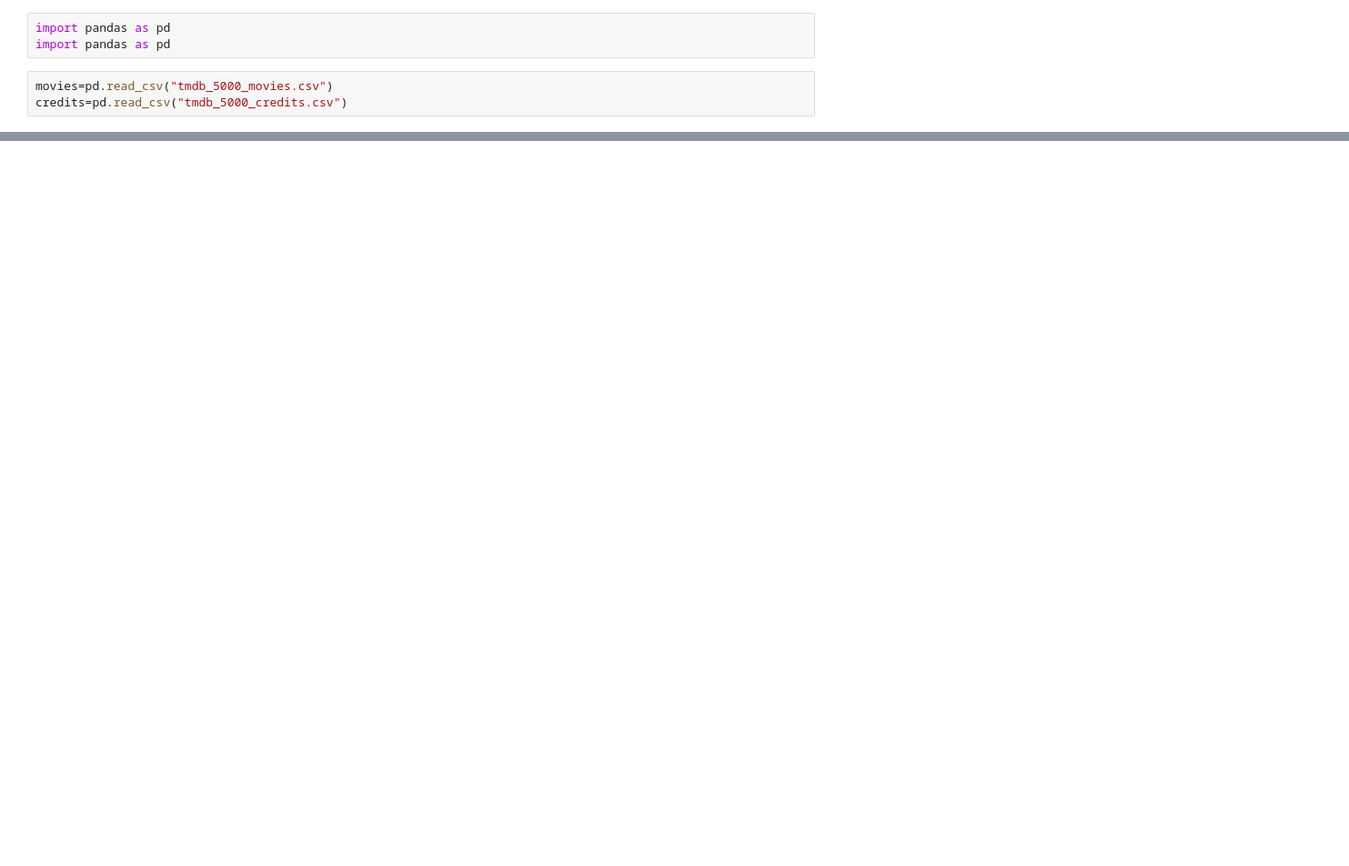
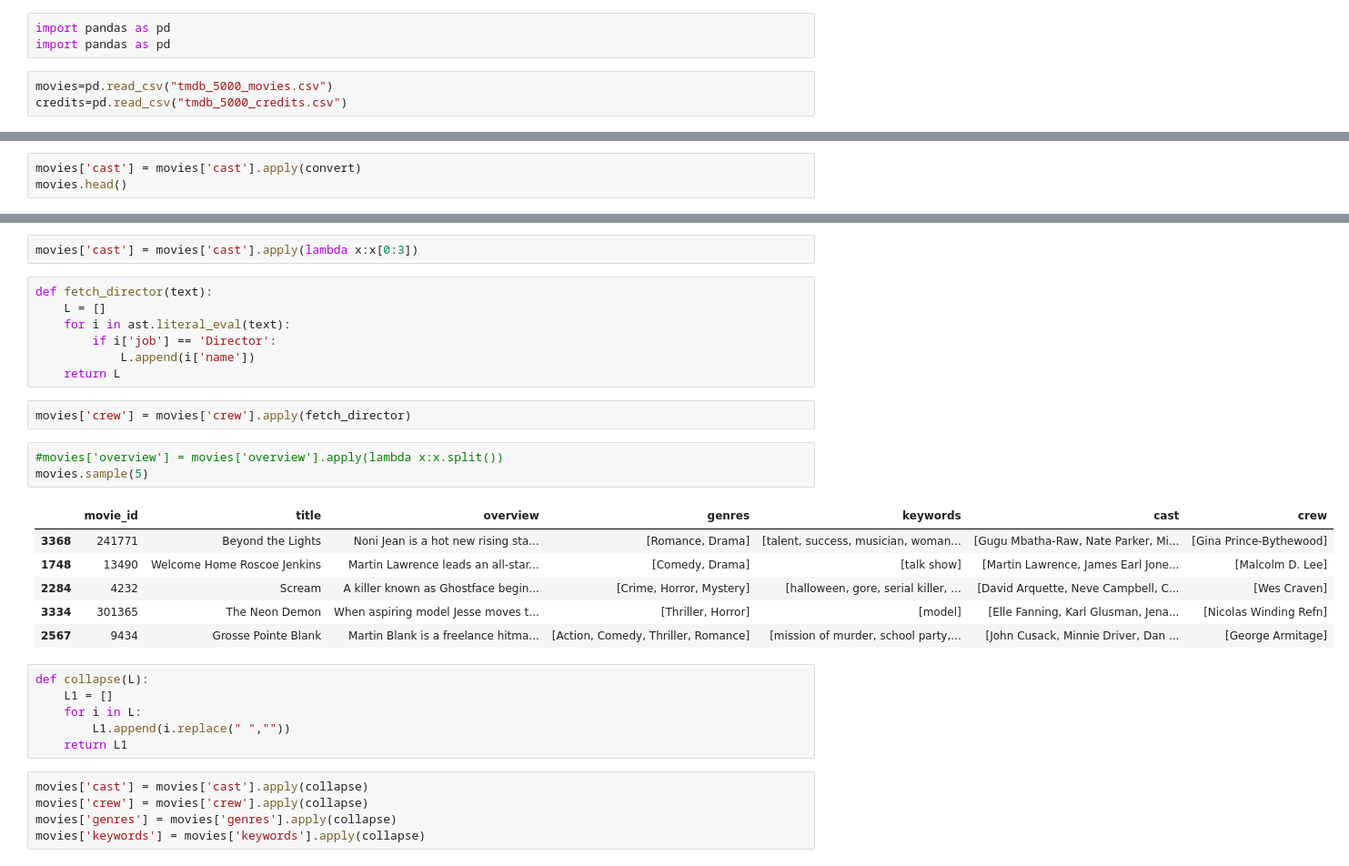
Before and after one commit to mohdsarfarazullakhan/Movie_Recommendation_System, a Jupyter notebook: app.ipynb, the cells around one changed output, grey strips where cells are left out. Shown: that part at 91% size. Cells and saved outputs as stored; diff of their text form; blank space fills up the shorter version.

```diff
--- a/app.ipynb
+++ b/app.ipynb
@@ -6,0 +87,3 @@ credits=pd.read_csv("tmdb_5000_credits.csv")
+# %%
+movies['cast'] = movies['cast'].apply(convert)
+movies.head()
@@ -6,0 +97,32 @@ credits=pd.read_csv("tmdb_5000_credits.csv")
+# %%
+movies['cast'] = movies['cast'].apply(lambda x:x[0:3])
+# %%
+def fetch_director(text):
+    L = []
+    for i in ast.literal_eval(text):
+        if i['job'] == 'Director':
+            L.append(i['name'])
+    return L
+# %%
+movies['crew'] = movies['crew'].apply(fetch_director)
+# %%
+#movies['overview'] = movies['overview'].apply(lambda x:x.split())
+movies.sample(5)
+# %% [output]
+|  | movie_id | title | overview | genres | keywords | cast | crew |
+| 3368 | 241771 | Beyond the Lights | Noni Jean is a hot new rising sta... | [Romance, Drama] | [talent, success, musician, woman... | [Gugu Mbatha-Raw, Nate Parker, Mi... | [Gina Prince-Bythewood] |
+| 1748 | 13490 | Welcome Home Roscoe Jenkins | Martin Lawrence leads an all-star... | [Comedy, Drama] | [talk show] | [Martin Lawrence, James Earl Jone... | [Malcolm D. Lee] |
+| 2284 | 4232 | Scream | A killer known as Ghostface begin... | [Crime, Horror, Mystery] | [halloween, gore, serial killer, ... | [David Arquette, Neve Campbell, C... | [Wes Craven] |
+| 3334 | 301365 | The Neon Demon | When aspiring model Jesse moves t... | [Thriller, Horror] | [model] | [Elle Fanning, Karl Glusman, Jena... | [Nicolas Winding Refn] |
+| 2567 | 9434 | Grosse Pointe Blank | Martin Blank is a freelance hitma... | [Action, Comedy, Thriller, Romance] | [mission of murder, school party,... | [John Cusack, Minnie Driver, Dan ... | [George Armitage] |
+# %%
+def collapse(L):
+    L1 = []
+    for i in L:
+        L1.append(i.replace(" ",""))
+    return L1
+# %%
+movies['cast'] = movies['cast'].apply(collapse)
+movies['crew'] = movies['crew'].apply(collapse)
+movies['genres'] = movies['genres'].apply(collapse)
+movies['keywords'] = movies['keywords'].apply(collapse)
```
Also changed, not shown: parts of 30 cells of this notebook.
